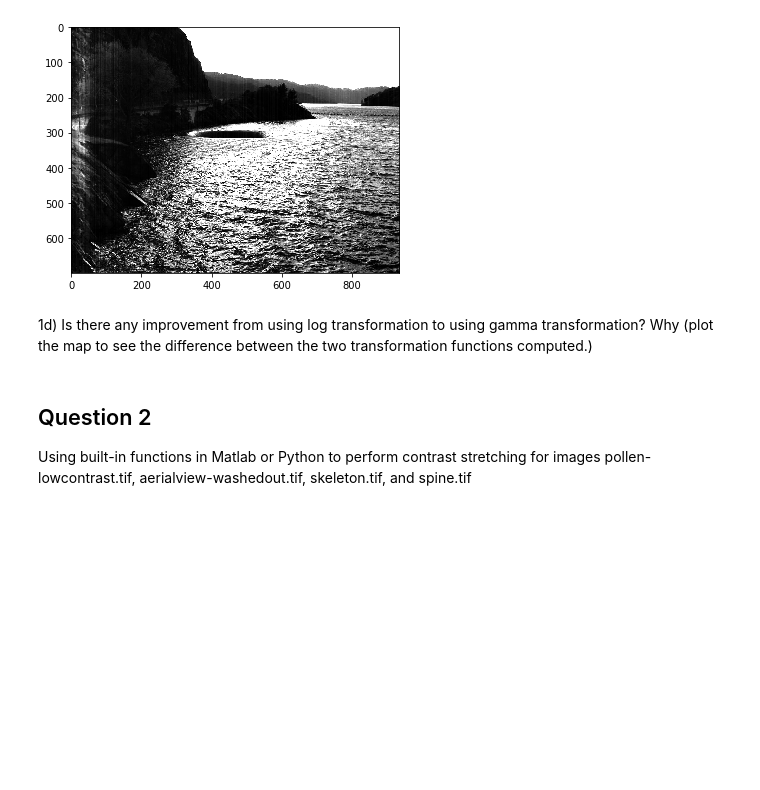
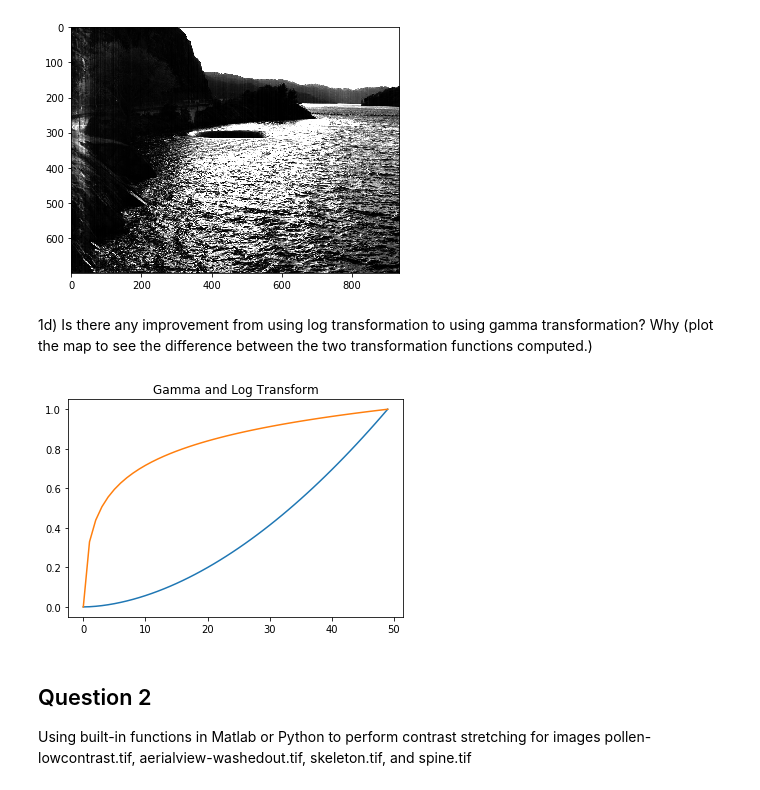
Before and after one commit to phxtho/digital-image-processing, a Jupyter notebook: Lab2/lab2.ipynb, the cells around one changed output. Saved outputs shown, nothing was run; the diff lists cells and outputs as text; code cells hidden in the pictures; blank space fills up the shorter version.

```diff
--- a/Lab2/lab2.ipynb
+++ b/Lab2/lab2.ipynb
@@ -52,7 +53,7 @@ io.imshow(log_img)
 # %% [markdown]
 1c) See if you can improve the result by using a gamma transformation. Display your result
 # %%
-gamma_img, gamma_xform = intXform(img, 'gamma', 1.5)
+gamma_img, gamma_xform = intXform(img, 'gamma', 1.8)
 io.imshow(gamma_img)
 # %% [output]
 <matplotlib.image.AxesImage at 0x...>
@@ -65,3 +64,10 @@ map to see the difference between the two transformation functions computed.)
+# %%
+plt.plot(minmax_scale(np.array(list(map(gamma_xform, np.linspace(0,255))))))
+plt.plot(minmax_scale(np.array(list(map(log_xform, np.linspace(0,255))))))
+plt.title('Gamma and Log Transform')
+plt.show()
+# %% [output]
+[figure, added]
 # %% [markdown]
 ## Question 2
 Using built-in functions in Matlab or Python to perform contrast stretching for images pollen-lowcontrast.tif,
```
Also changed, not shown: parts of 20 cells of this notebook, 3 other files.
